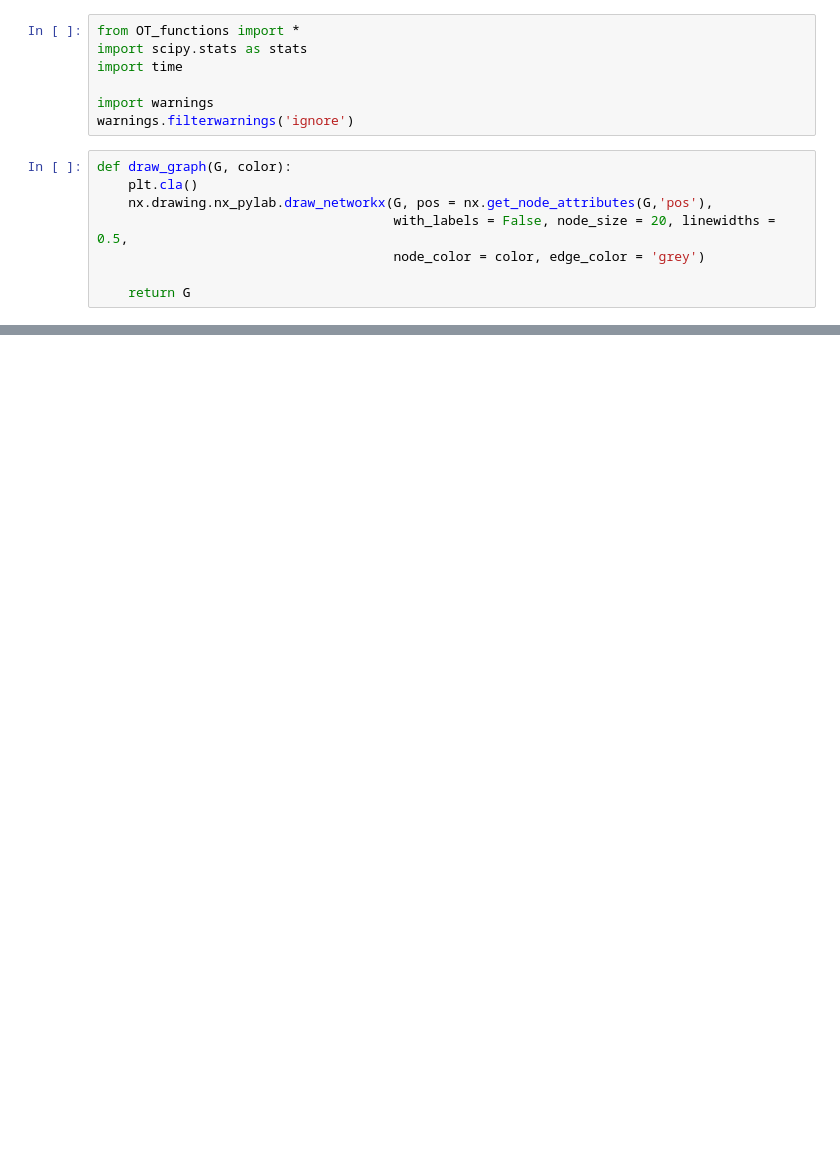
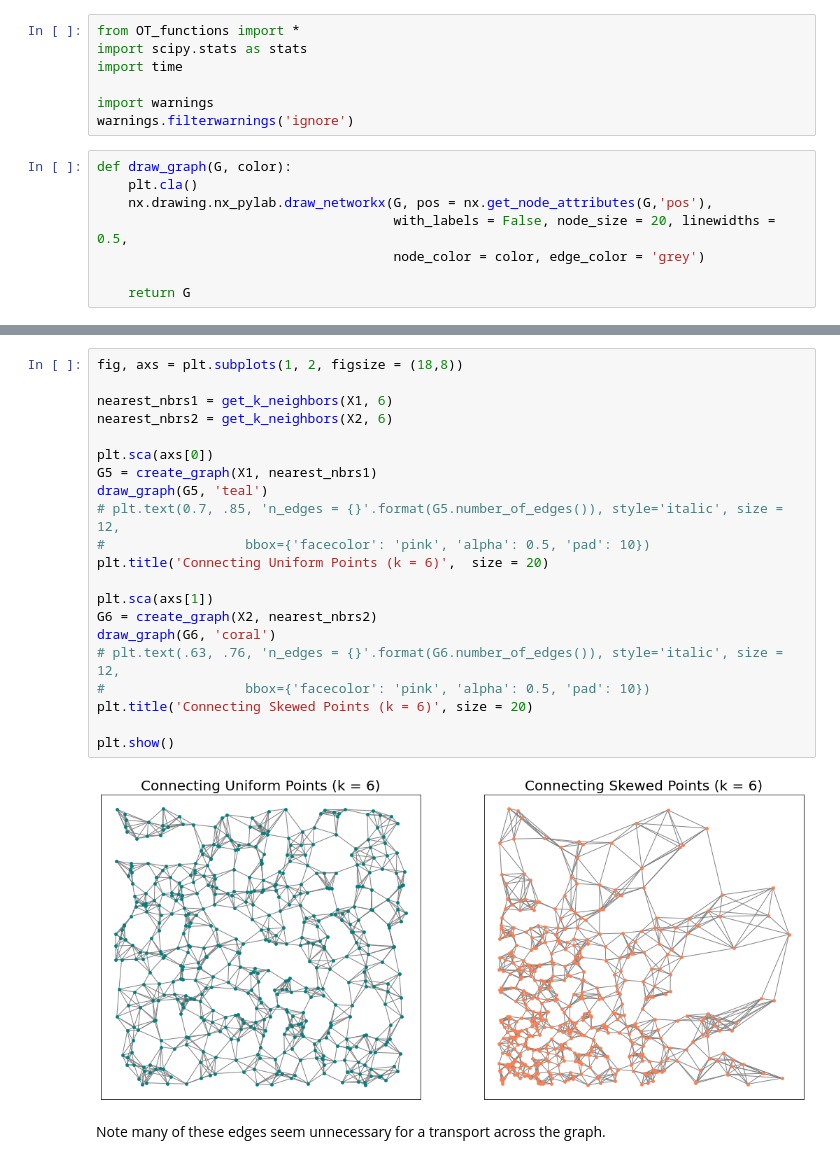
Before and after one commit to austinrdu5/OptimalTransport, a Jupyter notebook: research_project/Presentation.ipynb, the cells around one changed output, grey strips where cells are left out. Cells and saved outputs as stored; diff of their text form; blank space fills up the shorter version.

```diff
--- a/research_project/Presentation.ipynb
+++ b/research_project/Presentation.ipynb
@@ -249,0 +64,25 @@ plt.show()
+# %%
+fig, axs = plt.subplots(1, 2, figsize = (18,8))
+
+nearest_nbrs1 = get_k_neighbors(X1, 6)
+nearest_nbrs2 = get_k_neighbors(X2, 6)
+
+plt.sca(axs[0])
+G5 = create_graph(X1, nearest_nbrs1)
+draw_graph(G5, 'teal')
+# plt.text(0.7, .85, 'n_edges = {}'.format(G5.number_of_edges()), style='italic', size = 12,
+#                  bbox={'facecolor': 'pink', 'alpha': 0.5, 'pad': 10})
+plt.title('Connecting Uniform Points (k = 6)',  size = 20)
+
+plt.sca(axs[1])
+G6 = create_graph(X2, nearest_nbrs2)
+draw_graph(G6, 'coral')
+# plt.text(.63, .76, 'n_edges = {}'.format(G6.number_of_edges()), style='italic', size = 12,
+#                  bbox={'facecolor': 'pink', 'alpha': 0.5, 'pad': 10})
+plt.title('Connecting Skewed Points (k = 6)', size = 20)
+
+plt.show()
+# %% [output]
+[figure, added]
+# %% [markdown]
+Note many of these edges seem unnecessary for a transport across the graph.
```
Also changed, not shown: parts of 47 cells of this notebook.
